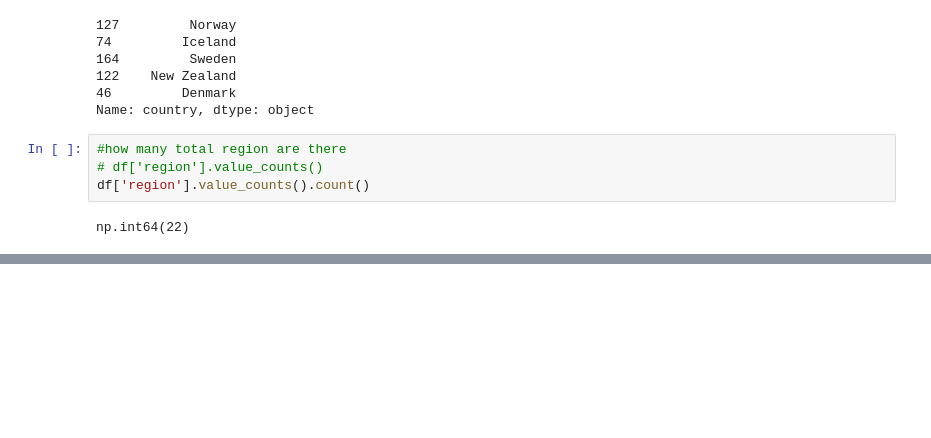
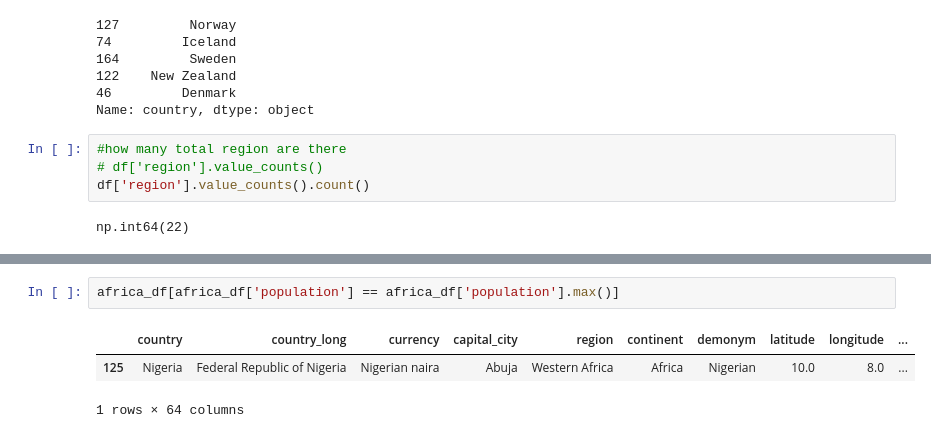
Before and after one commit to princeXcode-ai/python_pandas_learning, a Jupyter notebook: PROJECTS/Countries.ipynb, the cells around one changed output, grey strips where cells are left out. Saved outputs shown, nothing was run; the diff lists cells and outputs as text; blank space fills up the shorter version.

```diff
--- a/PROJECTS/Countries.ipynb
+++ b/PROJECTS/Countries.ipynb
@@ -122,0 +191,6 @@ np.int64(22)
+# %%
+africa_df[africa_df['population'] == africa_df['population'].max()]
+# %% [output]
+|  | country | country_long | currency | capital_city | region | continent | demonym | latitude | longitude | ... |
+| 125 | Nigeria | Federal Republic of Nigeria | Nigerian naira | Abuja | Western Africa | Africa | Nigerian | 10.0 | 8.0 | ... |
+1 rows × 64 columns
```
Also changed, not shown: parts of 7 cells of this notebook.
